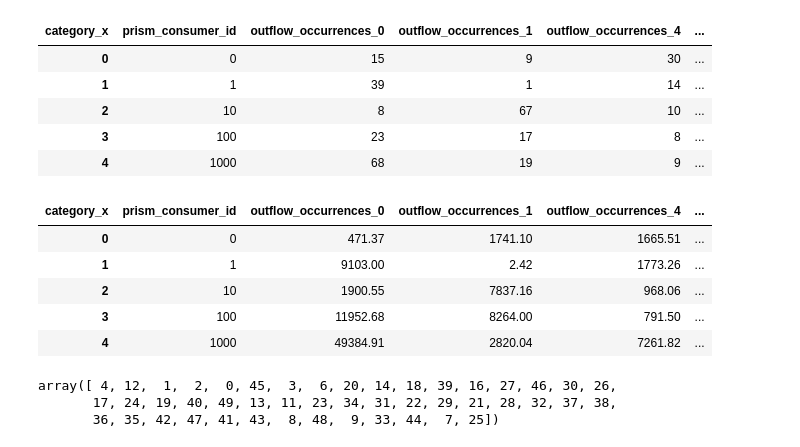
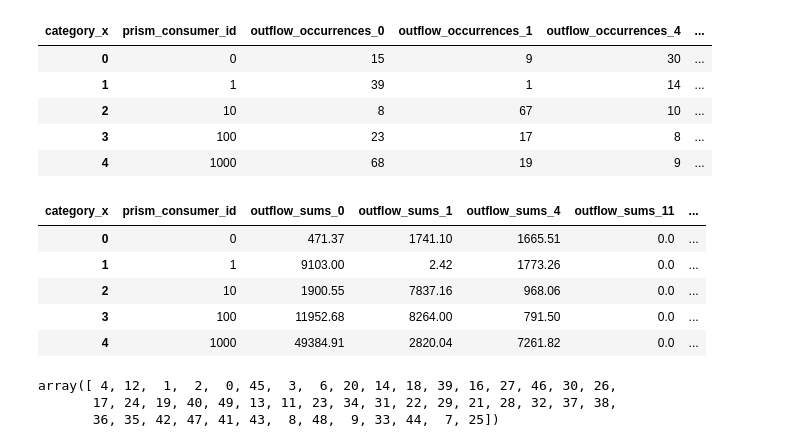
Before and after one commit to hillarychang/dsc180b-capstone-q2, a Jupyter notebook: src/notebooks/kevin_q2_eda.ipynb, the cells around one changed output. Cells and saved outputs as stored; diff of their text form; code cells hidden in the pictures.

```diff
--- a/src/notebooks/kevin_q2_eda.ipynb
+++ b/src/notebooks/kevin_q2_eda.ipynb
@@ -290,27 +297,27 @@ outflow_occurences.head()
 # %%
 # create features based on the sum of occurences in the transactions dataset
 outflow_sums = (
     transaction_categories[transaction_categories["credit_or_debit"] == "DEBIT"]
     .groupby(["prism_consumer_id", "category_x"])["amount"]
     .sum()  # Count number of unique occurrences
     .unstack(fill_value=0)  # Create one column per category_x
     .reset_index()
 )
 
 # name columns for clarity
 outflow_sums = outflow_sums.rename(
-    columns=lambda col: f"outflow_occurrences_{col}"
+    columns=lambda col: f"outflow_sums_{col}"
     if col != "prism_consumer_id"
     else col
 )
 outflow_sums.head()
 # %% [output]
-| category_x | prism_consumer_id | outflow_occurrences_0 | outflow_occurrences_1 | outflow_occurrences_4 | ... |
-| 0 | 0 | 471.37 | 1741.10 | 1665.51 | ... |
-| 1 | 1 | 9103.00 | 2.42 | 1773.26 | ... |
-| 2 | 10 | 1900.55 | 7837.16 | 968.06 | ... |
-| 3 | 100 | 11952.68 | 8264.00 | 791.50 | ... |
-| 4 | 1000 | 49384.91 | 2820.04 | 7261.82 | ... |
+| category_x | prism_consumer_id | outflow_sums_0 | outflow_sums_1 | outflow_sums_4 | outflow_sums_11 | ... |
+| 0 | 0 | 471.37 | 1741.10 | 1665.51 | 0.0 | ... |
+| 1 | 1 | 9103.00 | 2.42 | 1773.26 | 0.0 | ... |
+| 2 | 10 | 1900.55 | 7837.16 | 968.06 | 0.0 | ... |
+| 3 | 100 | 11952.68 | 8264.00 | 791.50 | 0.0 | ... |
+| 4 | 1000 | 49384.91 | 2820.04 | 7261.82 | 0.0 | ... |
 # %%
 transaction_categories.category_id.unique()
 # %% [output]
```
Also changed, not shown: parts of 12 cells of this notebook.
